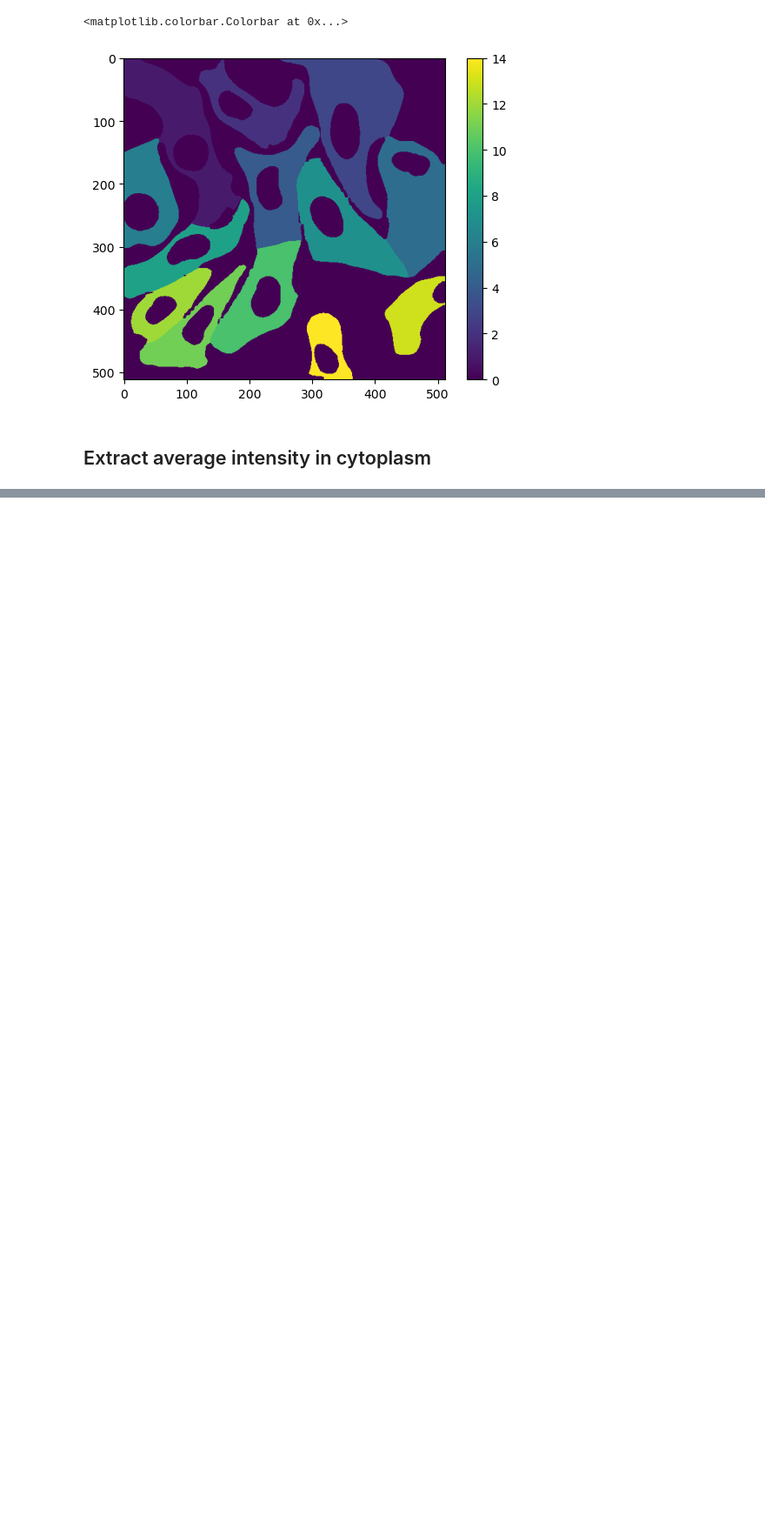
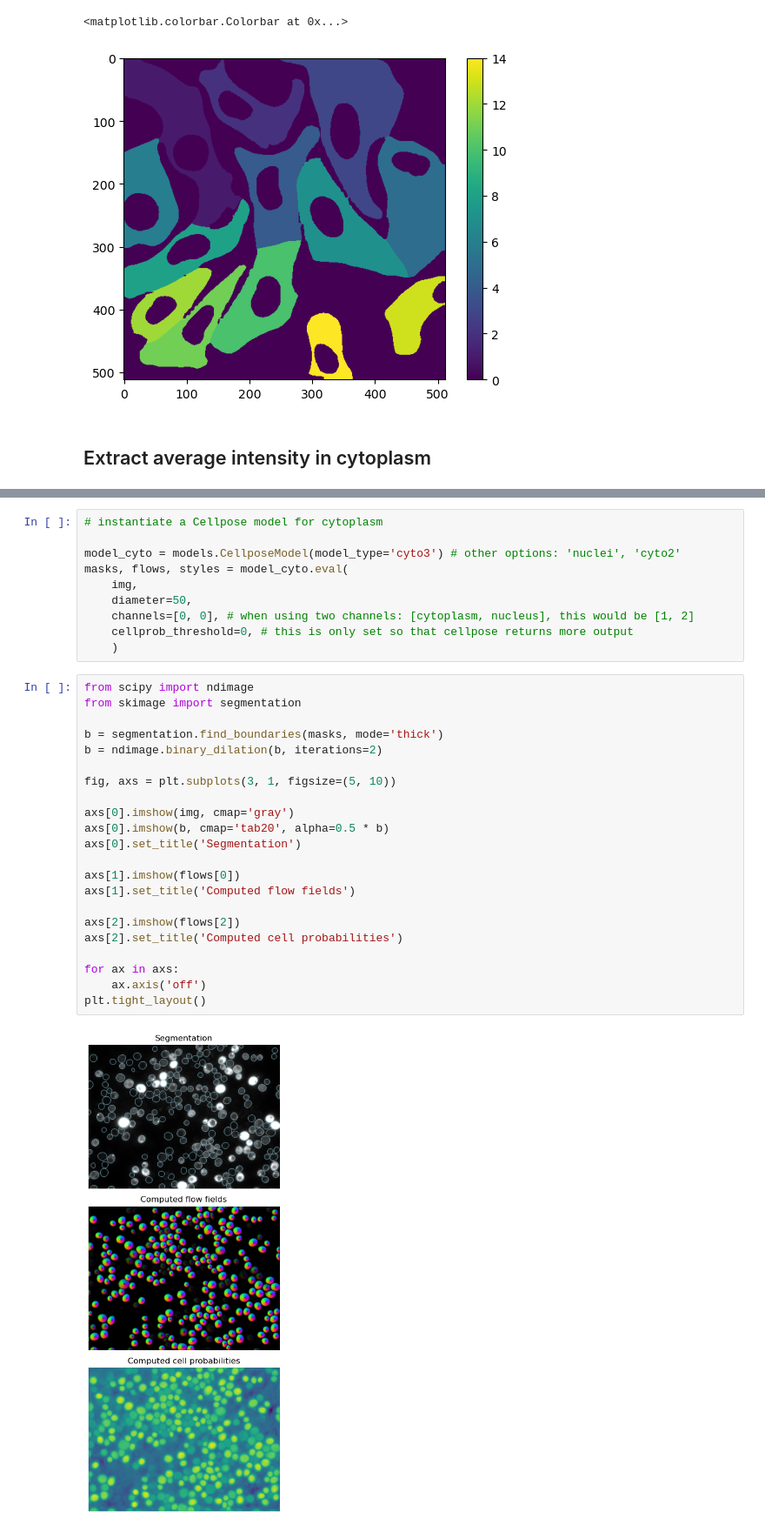
Before and after one commit to m-albert/scu_lab_course_ia, a Jupyter notebook: notebooks/ex_segmentation_using_deep_learning_solution.ipynb, the cells around one changed output, grey strips where cells are left out. Shown at 87% size. Saved outputs shown, nothing was run; the diff lists cells and outputs as text; blank space fills up the shorter version.

```diff
--- a/notebooks/ex_segmentation_using_deep_learning_solution.ipynb
+++ b/notebooks/ex_segmentation_using_deep_learning_solution.ipynb
@@ -136,0 +167,34 @@ The mean intensity of Actin in the cytoplasm is: 18784.245935808936
+# %%
+# instantiate a Cellpose model for cytoplasm
+
+model_cyto = models.CellposeModel(model_type='cyto3') # other options: 'nuclei', 'cyto2'
+masks, flows, styles = model_cyto.eval(
+    img,
+    diameter=50,
+    channels=[0, 0], # when using two channels: [cytoplasm, nucleus], this would be [1, 2]
+    cellprob_threshold=0, # this is only set so that cellpose returns more output
+    )
+# %%
+from scipy import ndimage
+from skimage import segmentation
+
+b = segmentation.find_boundaries(masks, mode='thick')
+b = ndimage.binary_dilation(b, iterations=2)
+
+fig, axs = plt.subplots(3, 1, figsize=(5, 10))
+
+axs[0].imshow(img, cmap='gray')
+axs[0].imshow(b, cmap='tab20', alpha=0.5 * b)
+axs[0].set_title('Segmentation')
+
+axs[1].imshow(flows[0])
+axs[1].set_title('Computed flow fields')
+
+axs[2].imshow(flows[2])
+axs[2].set_title('Computed cell probabilities')
+
+for ax in axs:
+    ax.axis('off')
+plt.tight_layout()
+# %% [output]
+[figure, added]
```
Also changed, not shown: parts of 11 cells of this notebook, 3 other files.
